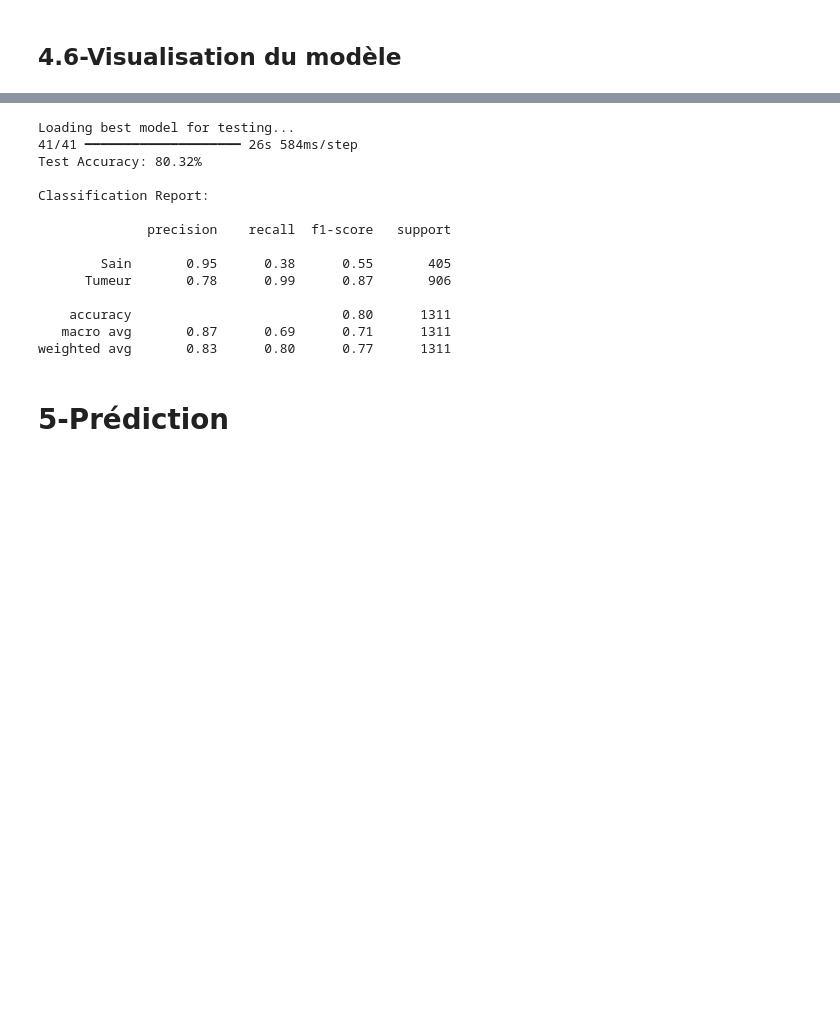
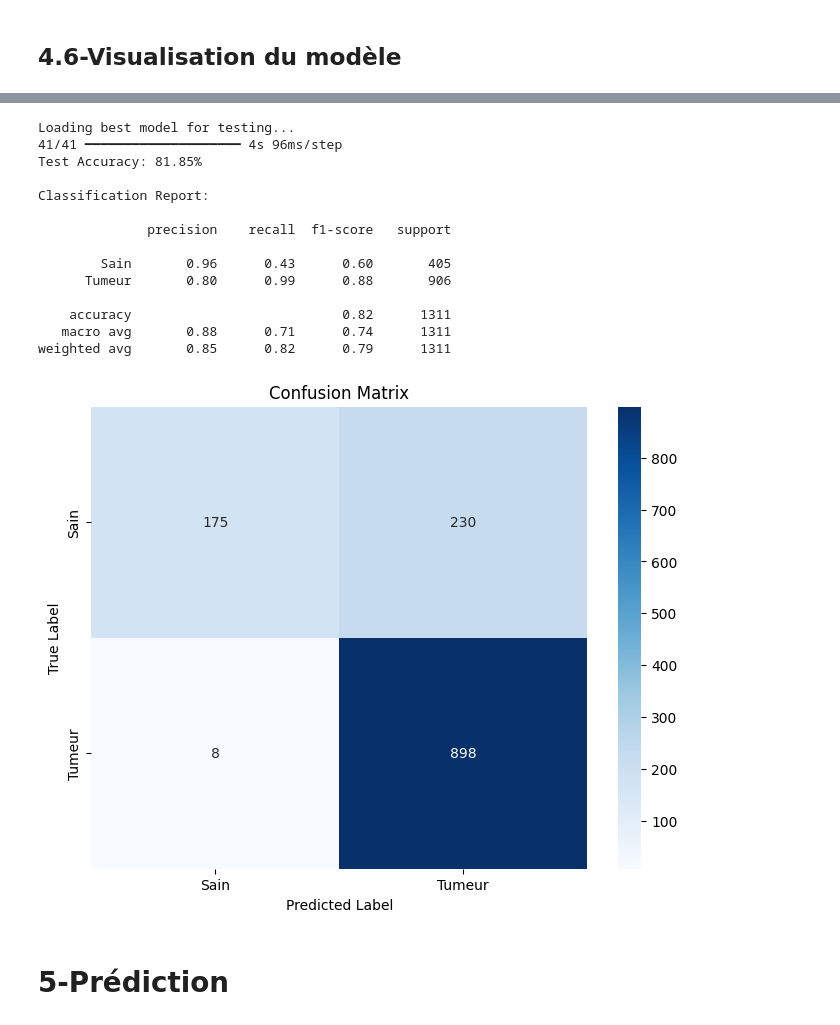
Before and after one commit to matthieugraziani/Deep-Learning, a Jupyter notebook: Notebook/DiagMind_AI_US1_v2.ipynb, the cells around one changed output, grey strips where cells are left out. Saved outputs shown, nothing was run; the diff lists cells and outputs as text; code cells hidden in the pictures; blank space fills up the shorter version.

```diff
--- a/Notebook/DiagMind_AI_US1_v2.ipynb
+++ b/Notebook/DiagMind_AI_US1_v2.ipynb
@@ -666,46 +666,57 @@ def test_model(model, test_datagen):
     # Charger les poids du meilleur modèle sauvegardé
     model.load_weights('./models/model_cnn_resnet50.keras')
     predictions = model.predict(test_datagen)
-    # Pour une sortie sigmoid (binaire), arrondir à 0 ou 1
+    # For a sigmoid output (binary), round to 0 or 1
     if predictions.shape[1] == 1:
         predicted_classes = (predictions > 0.5).astype(int).flatten()
     else:
         predicted_classes = np.argmax(predictions, axis=1)
-    true_classes = test_datagen.classes
+    true_classes = test_datagen.classes # Corrected line: Access classes from the generator
     test_acc = 100 * np.sum(predicted_classes == true_classes) / len(true_classes)
 
     print(f"Test Accuracy: {test_acc:.2f}%\n")
+
 
     print("Classification Report:\n")
     print(classification_report(
         true_classes,
         predicted_classes,
         target_names=['Sain', 'Tumeur'],
         labels=[0, 1]
     ))
 
+    cm = confusion_matrix(true_classes, predicted_classes)
+    plt.figure(figsize=(8, 6))
+    sns.heatmap(cm, annot=True, fmt='d', cmap='Blues',
+                xticklabels=['Sain', 'Tumeur'], yticklabels=['Sain', 'Tumeur']) # Corrected: Use explicit labels
+    plt.title('Confusion Matrix')
+    plt.xlabel('Predicted Label')
+    plt.ylabel('True Label')
+    plt.show()
+
 print("\nLoading best model for testing...")
 try:
     cnn_model_resnet50
 except NameError:
-    print("Erreur : 'cnn_model' n'est pas défini. Veuillez exécuter la cellule où le modèle est créé.")
+    print("Erreur : 'cnn_model' n'est pas défini. Veuillez vérifier l'entraînement du modèle.")
 else:
     test_model(cnn_model_resnet50, test_datagen)
 # %% [output]
 Loading best model for testing...
-41/41 ━━━━━━━━━━━━━━━━━━━━ 26s 584ms/step
-Test Accuracy: 80.32%
+41/41 ━━━━━━━━━━━━━━━━━━━━ 4s 96ms/step
+Test Accuracy: 81.85%
 
 Classification Report:
 
               precision    recall  f1-score   support
 
-        Sain       0.95      0.38      0.55       405
-      Tumeur       0.78      0.99      0.87       906
+        Sain       0.96      0.43      0.60       405
+      Tumeur       0.80      0.99      0.88       906
 
-    accuracy                           0.80      1311
-   macro avg       0.87      0.69      0.71      1311
-weighted avg       0.83      0.80      0.77      1311
+    accuracy                           0.82      1311
+   macro avg       0.88      0.71      0.74      1311
+weighted avg       0.85      0.82      0.79      1311
+[figure, added]
 # %% [markdown]
 # 5-Prédiction
 # %%
```
Also changed, not shown: parts of 12 cells of this notebook.
